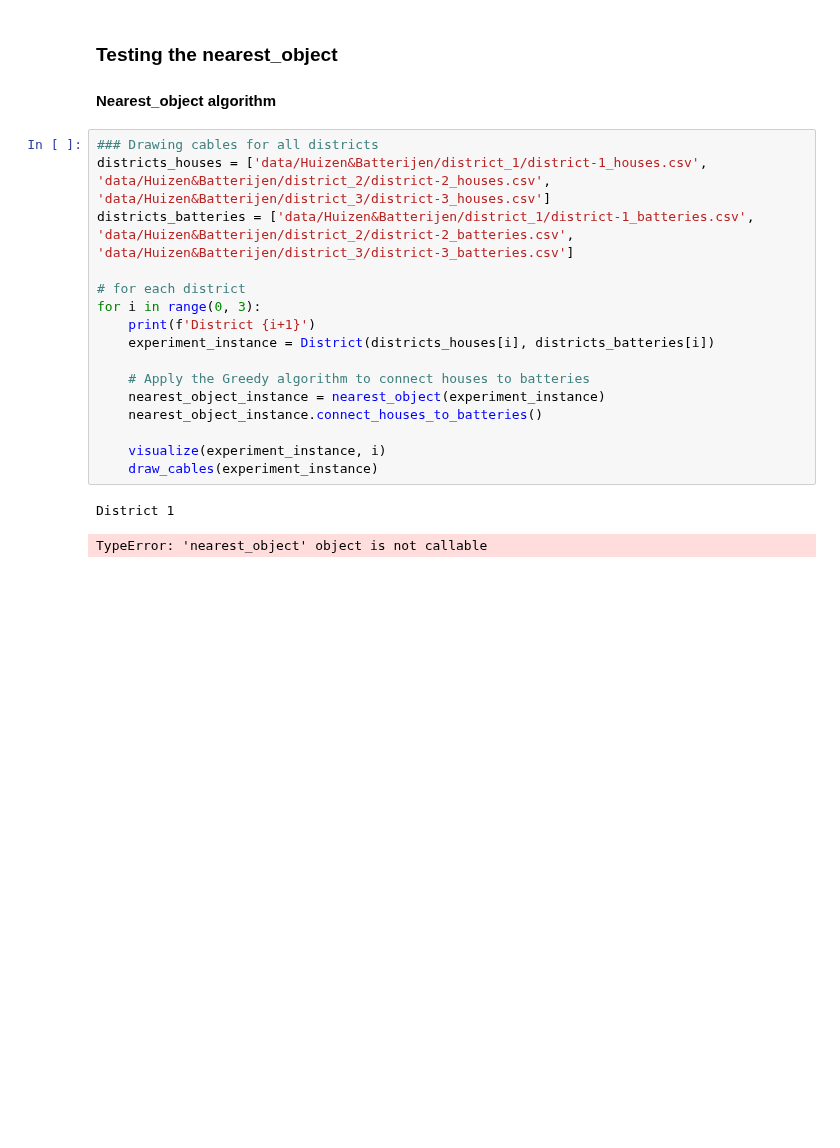
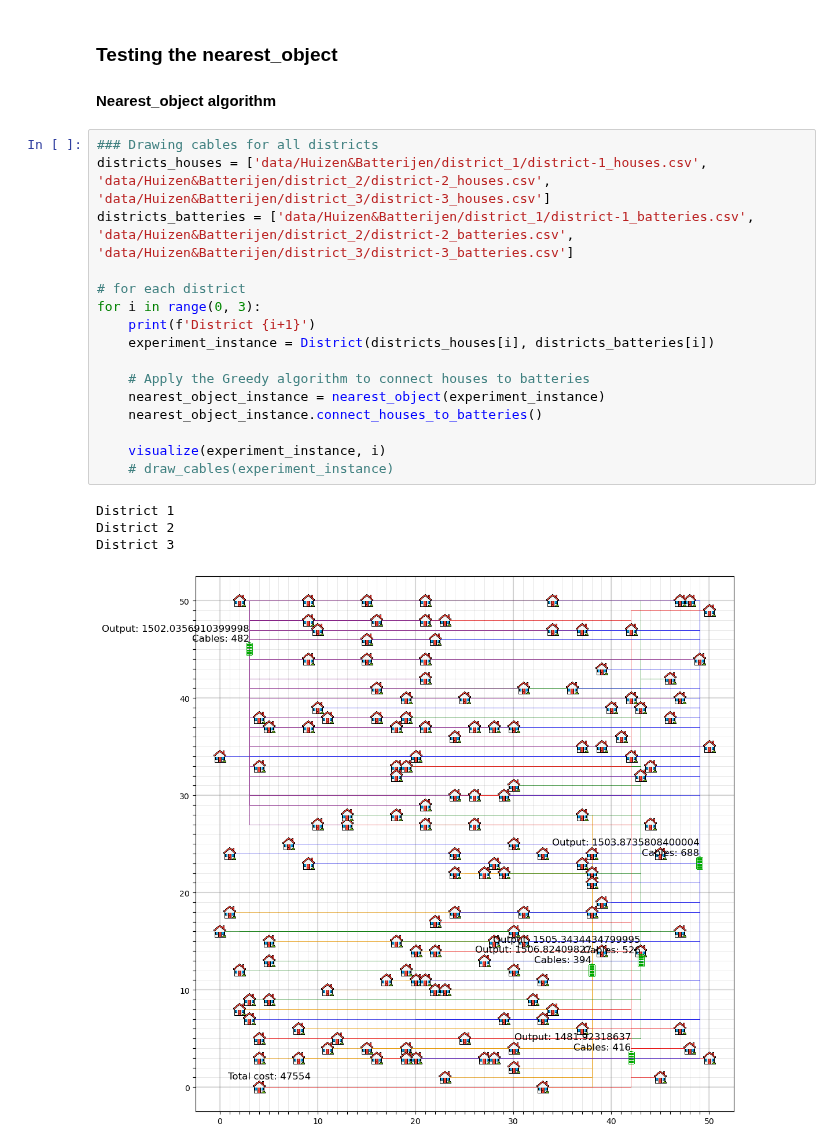
Before and after one commit to AntoniovanDijck/YakuzAI, a Jupyter notebook: demo.ipynb, the cells around one changed output. Saved outputs shown, nothing was run; the diff lists cells and outputs as text; blank space fills up the shorter version.

```diff
--- a/demo.ipynb
+++ b/demo.ipynb
@@ -350,19 +342,21 @@ District 3
 # %%
 ### Drawing cables for all districts
 districts_houses = ['data/Huizen&Batterijen/district_1/district-1_houses.csv', 'data/Huizen&Batterijen/district_2/district-2_houses.csv', 'data/Huizen&Batterijen/district_3/district-3_houses.csv']
 districts_batteries = ['data/Huizen&Batterijen/district_1/district-1_batteries.csv', 'data/Huizen&Batterijen/district_2/district-2_batteries.csv', 'data/Huizen&Batterijen/district_3/district-3_batteries.csv']
 
 # for each district
 for i in range(0, 3):
     print(f'District {i+1}')
     experiment_instance = District(districts_houses[i], districts_batteries[i])
 
     # Apply the Greedy algorithm to connect houses to batteries
     nearest_object_instance = nearest_object(experiment_instance)
     nearest_object_instance.connect_houses_to_batteries()
 
     visualize(experiment_instance, i)
-    draw_cables(experiment_instance)
+    # draw_cables(experiment_instance)
 # %% [output]
 District 1
+District 2
+District 3
-TypeError: 'nearest_object' object is not callable
+[figure, added]
```
Also changed, not shown: parts of 4 cells of this notebook, 3 other files.
